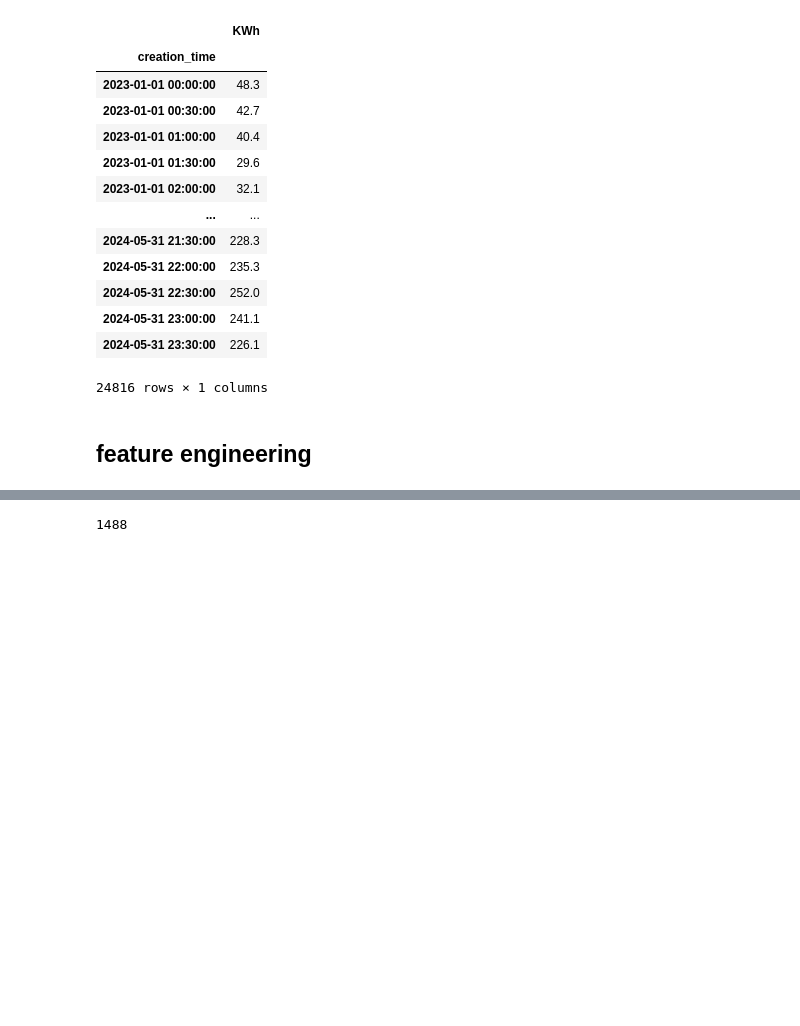
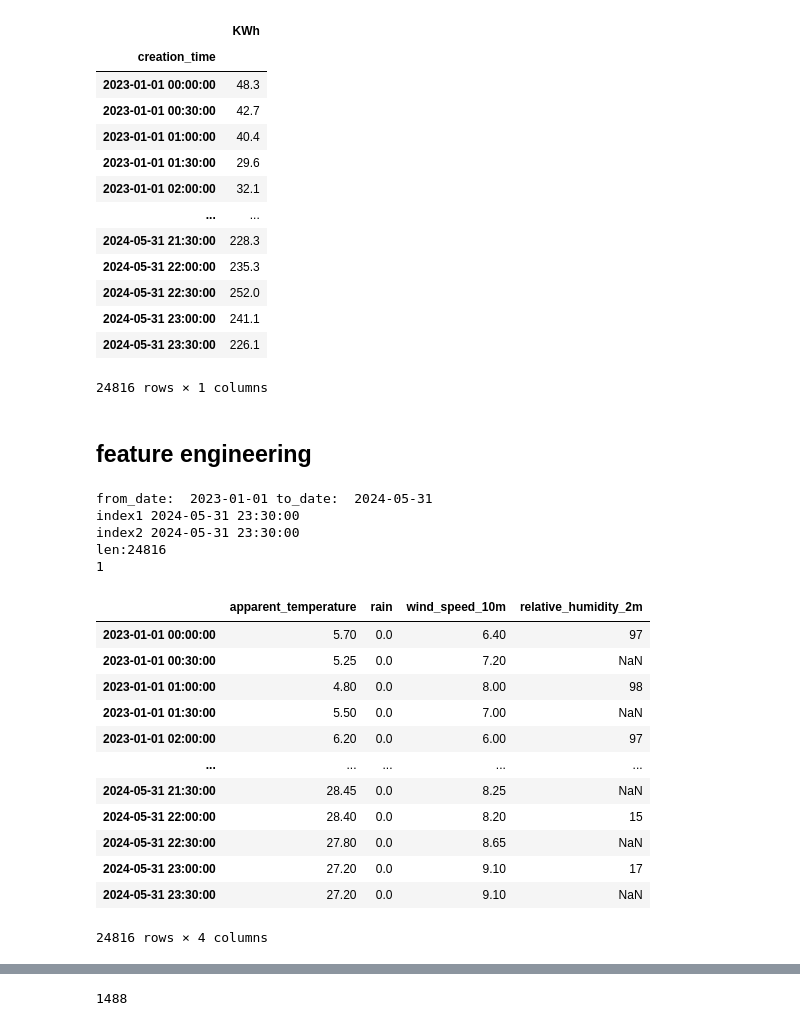
Before and after one commit to Harshvardhan1407/load_forecasting, a Jupyter notebook: main.ipynb, the cells around one changed output, grey strips where cells are left out. Drawn from its saved outputs; the diff is of its cells as text; code cells hidden in the pictures; blank space fills up the shorter version.

Commit message:
weather data error

```diff
--- a/main.ipynb
+++ b/main.ipynb
@@ -342,0 +354,26 @@ def create_features(hourly_data,lagre_data= False):
+# %%
+latitude, longitude = "28.46072","77.537381" #"28.625361","77.376214"#, 28.628059,77.378912
+from_date = resample_df.first_valid_index().date()
+to_date = resample_df.last_valid_index().date()
+print("from_date: ",from_date,"to_date: ",to_date)
+weather_df1 = weather_data_api(latitude,longitude,from_date,to_date,duration="30min")
+weather_df1
+# %% [output]
+from_date:  2023-01-01 to_date:  2024-05-31
+index1 2024-05-31 23:30:00
+index2 2024-05-31 23:30:00
+len:24816
+1
+|  | apparent_temperature | rain | wind_speed_10m | relative_humidity_2m |
+| 2023-01-01 00:00:00 | 5.70 | 0.0 | 6.40 | 97 |
+| 2023-01-01 00:30:00 | 5.25 | 0.0 | 7.20 | NaN |
+| 2023-01-01 01:00:00 | 4.80 | 0.0 | 8.00 | 98 |
+| 2023-01-01 01:30:00 | 5.50 | 0.0 | 7.00 | NaN |
+| 2023-01-01 02:00:00 | 6.20 | 0.0 | 6.00 | 97 |
+| ... | ... | ... | ... | ... |
+| 2024-05-31 21:30:00 | 28.45 | 0.0 | 8.25 | NaN |
+| 2024-05-31 22:00:00 | 28.40 | 0.0 | 8.20 | 15 |
+| 2024-05-31 22:30:00 | 27.80 | 0.0 | 8.65 | NaN |
+| 2024-05-31 23:00:00 | 27.20 | 0.0 | 9.10 | 17 |
+| 2024-05-31 23:30:00 | 27.20 | 0.0 | 9.10 | NaN |
+24816 rows × 4 columns
```
Also changed, not shown: parts of 11 cells of this notebook.
